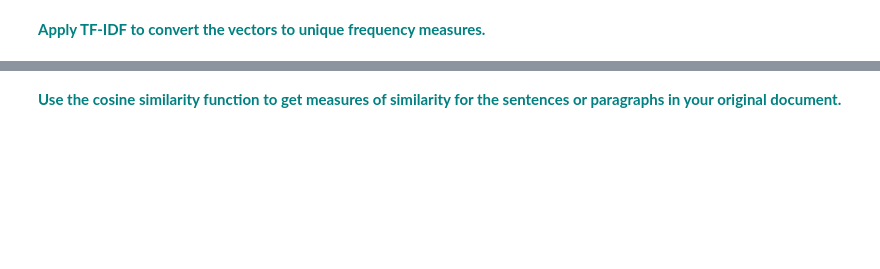
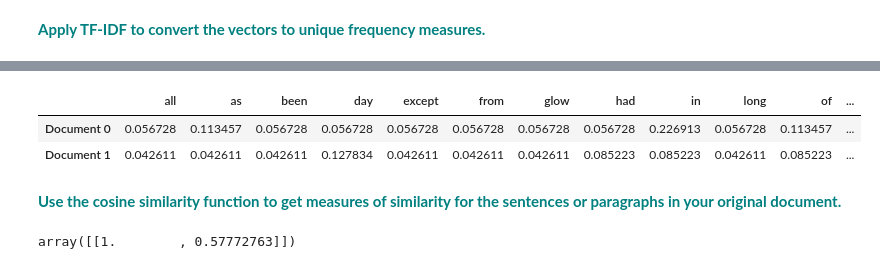
Before and after one commit to MsEM11/Cosine-Distance-Case-Study, a Jupyter notebook: Cosine_Similarity_Case_Study.ipynb, the cells around one changed output, grey strips where cells are left out. Saved outputs shown, nothing was run; the diff lists cells and outputs as text; code cells hidden in the pictures; blank space fills up the shorter version.

```diff
--- a/Cosine_Similarity_Case_Study.ipynb
+++ b/Cosine_Similarity_Case_Study.ipynb
@@ -117,0 +160,3 @@ Replace the current values for `Document 0` and `Document 1` with your own sente
+# %%
+tf_idf_df = pd.DataFrame(trsfm.toarray(),columns=vectorizer.get_feature_names_out(),index=['Document 0', 'Document 1'])
+tf_idf_df
@@ -118,2 +168,12 @@ Replace the current values for `Document 0` and `Document 1` with your own sente
+# %%
+tf_idf_df[cols]
+# %% [output]
+|  | all | as | been | day | except | from | glow | had | in | long | of | ... |
+| Document 0 | 0.056728 | 0.113457 | 0.056728 | 0.056728 | 0.056728 | 0.056728 | 0.056728 | 0.056728 | 0.226913 | 0.056728 | 0.113457 | ... |
+| Document 1 | 0.042611 | 0.042611 | 0.042611 | 0.127834 | 0.042611 | 0.042611 | 0.042611 | 0.085223 | 0.085223 | 0.042611 | 0.085223 | ... |
 # %% [markdown]
  **<font color='teal'> Use the cosine similarity function to get measures of similarity for the sentences or paragraphs in your original document.</font>**
+# %%
+cosine_similarity(trsfm[0:1], trsfm)
+# %% [output]
+array([[1.        , 0.57772763]])
```
Also changed, not shown: parts of 10 cells of this notebook.
